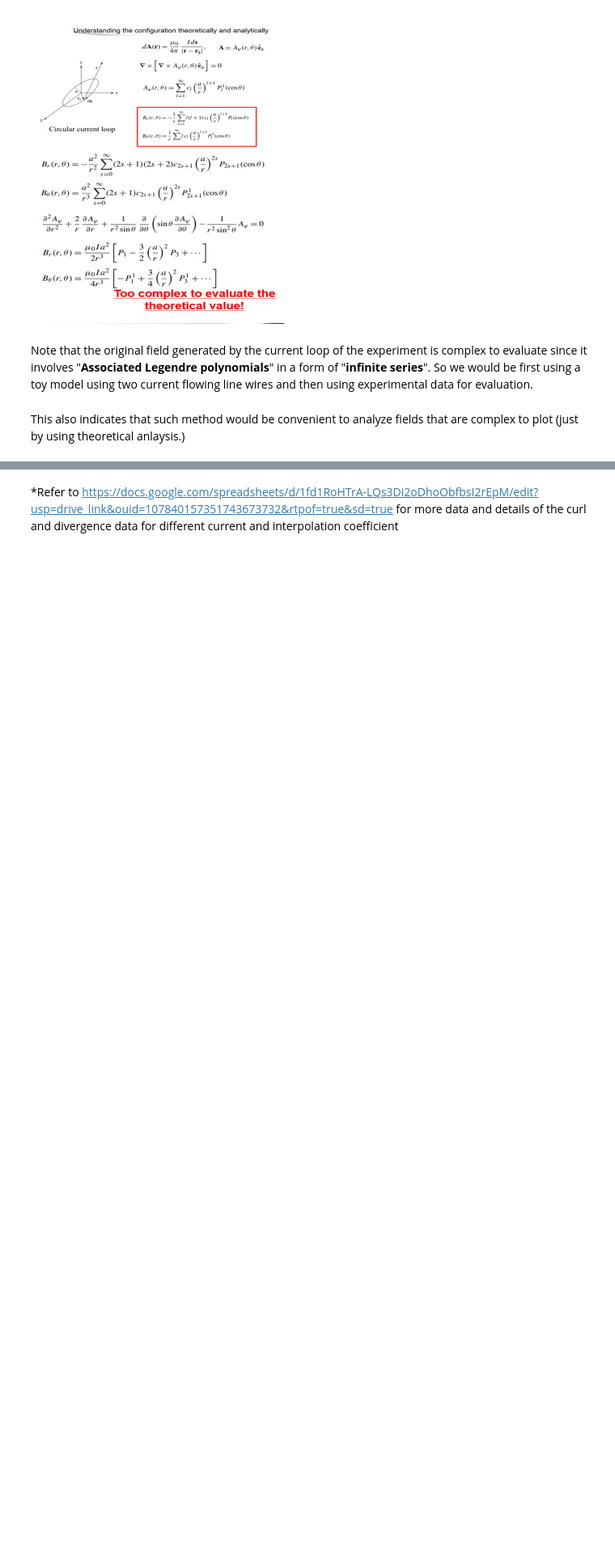
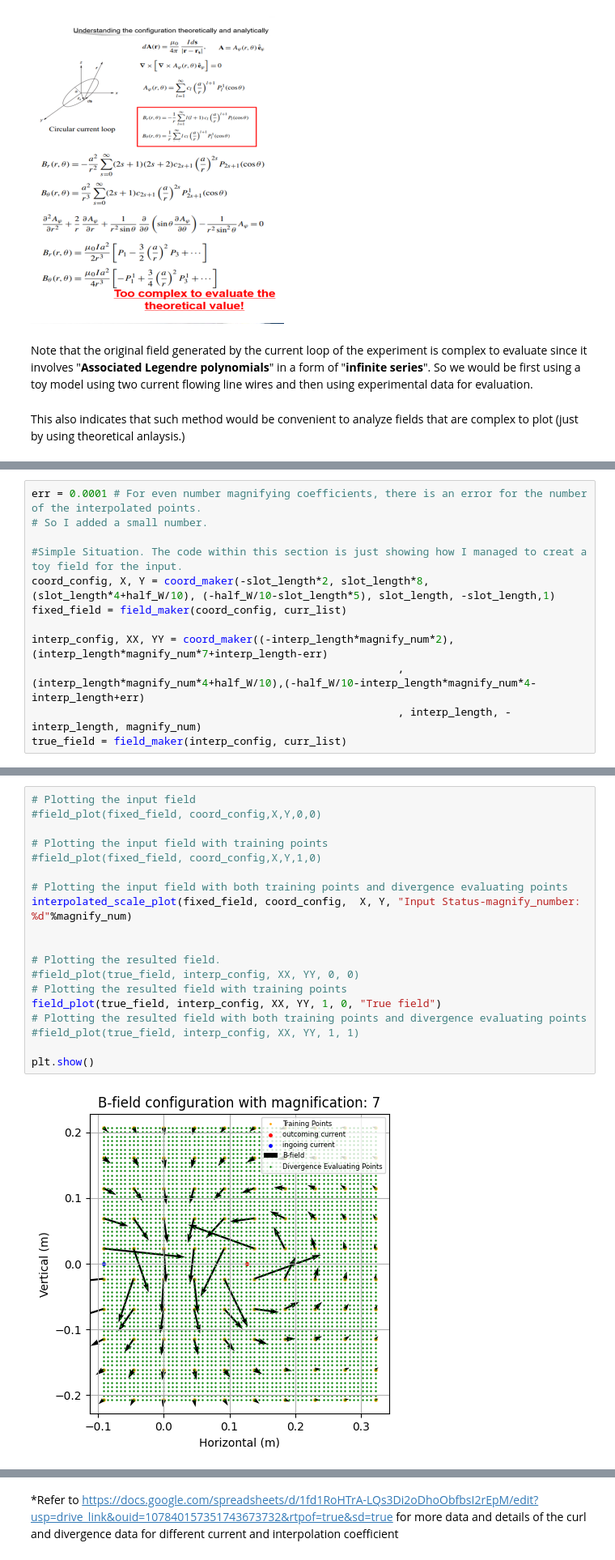
Before and after one commit to XUideaList/Validating-Ampere-s-law-with-PINN, a Jupyter notebook: Validating_Ampere's_law.ipynb, the cells around one changed output, grey strips where cells are left out. Shown at 81% size. Cells and saved outputs as stored; diff of their text form; blank space fills up the shorter version.

```diff
--- a/Validating_Ampere's_law.ipynb
+++ b/Validating_Ampere's_law.ipynb
@@ -548,0 +258,12 @@ tensor(-6.1495, dtype=torch.float64)
+# %%
+err = 0.0001 # For even number magnifying coefficients, there is an error for the number of the interpolated points.
+# So I added a small number.
+
+#Simple Situation. The code within this section is just showing how I managed to creat a toy field for the input.
+coord_config, X, Y = coord_maker(-slot_length*2, slot_length*8, (slot_length*4+half_W/10), (-half_W/10-slot_length*5), slot_length, -slot_length,1)
+fixed_field = field_maker(coord_config, curr_list)
+
+interp_config, XX, YY = coord_maker((-interp_length*magnify_num*2), (interp_length*magnify_num*7+interp_length-err)
+                                                          , (interp_length*magnify_num*4+half_W/10),(-half_W/10-interp_length*magnify_num*4-interp_length+err)
+                                                          , interp_length, -interp_length, magnify_num)
+true_field = field_maker(interp_config, curr_list)
@@ -548,0 +296,21 @@ tensor(-6.1495, dtype=torch.float64)
+# %%
+# Plotting the input field
+#field_plot(fixed_field, coord_config,X,Y,0,0)
+
+# Plotting the input field with training points
+#field_plot(fixed_field, coord_config,X,Y,1,0)
+
+# Plotting the input field with both training points and divergence evaluating points
+interpolated_scale_plot(fixed_field, coord_config,  X, Y, "Input Status-magnify_number: %d"%magnify_num)
+
+
+# Plotting the resulted field.
+#field_plot(true_field, interp_config, XX, YY, 0, 0)
+# Plotting the resulted field with training points
+field_plot(true_field, interp_config, XX, YY, 1, 0, "True field")
+# Plotting the resulted field with both training points and divergence evaluating points
+#field_plot(true_field, interp_config, XX, YY, 1, 1)
+
+plt.show()
+# %% [output]
+[figure, added]
```
Also changed, not shown: parts of 120 cells of this notebook.
